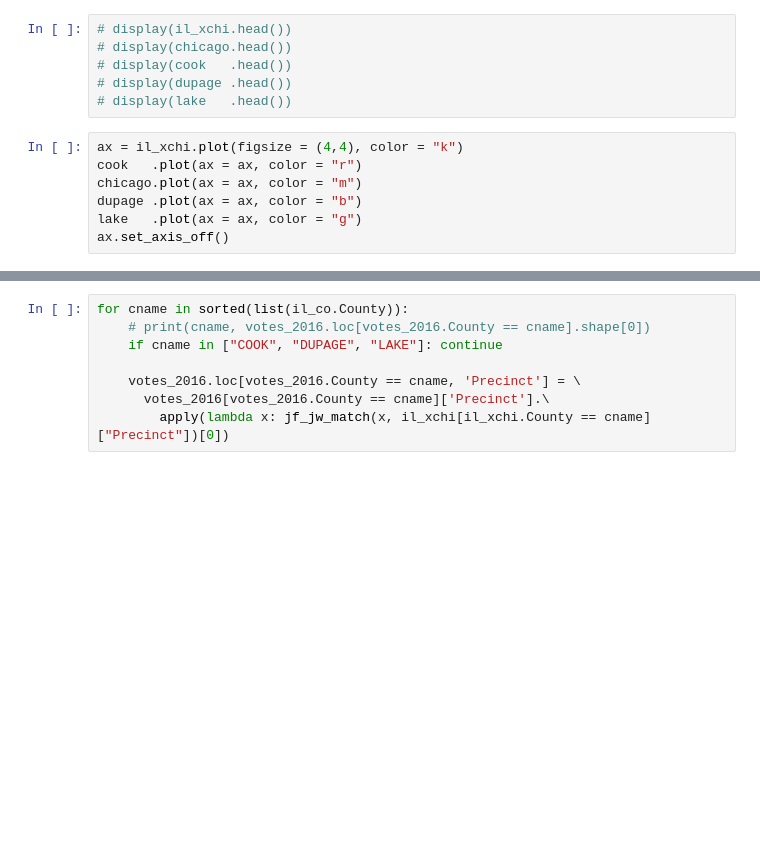
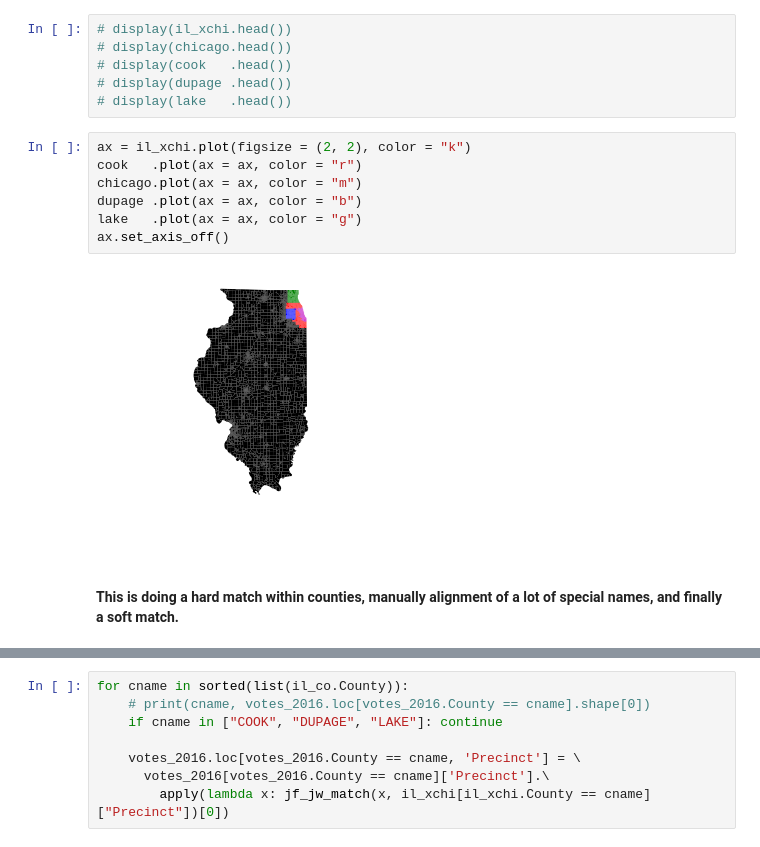
Before and after one commit to JamesSaxon/dist_analysis, a Jupyter notebook: voting/il_mapping.ipynb, the cells around one changed output, grey strips where cells are left out. Drawn from its saved outputs; the diff is of its cells as text; blank space fills up the shorter version.

```diff
--- a/voting/il_mapping.ipynb
+++ b/voting/il_mapping.ipynb
@@ -111,12 +108,16 @@ il_map = pd.concat([il_xchi, cook, chicago, dupage, lake]).sort_values(by = ["Co
 # display(dupage .head())
 # display(lake   .head())
 # %%
-ax = il_xchi.plot(figsize = (4,4), color = "k")
+ax = il_xchi.plot(figsize = (2, 2), color = "k")
 cook   .plot(ax = ax, color = "r")
 chicago.plot(ax = ax, color = "m")
 dupage .plot(ax = ax, color = "b")
 lake   .plot(ax = ax, color = "g")
 ax.set_axis_off()
+# %% [output]
+[figure, added]
+# %% [markdown]
+#### This is doing a hard match within counties, manually alignment of a lot of special names, and finally a soft match.
 # %%
 votes_2016 = pd.read_csv("/media/jsaxon/brobdingnag/data/el_dv/il2016/il_2016_president.csv")
 votes_2016 = votes_2016[votes_2016.VoteCount > 0]
```
Also changed, not shown: parts of 13 cells of this notebook, 55 other files.
